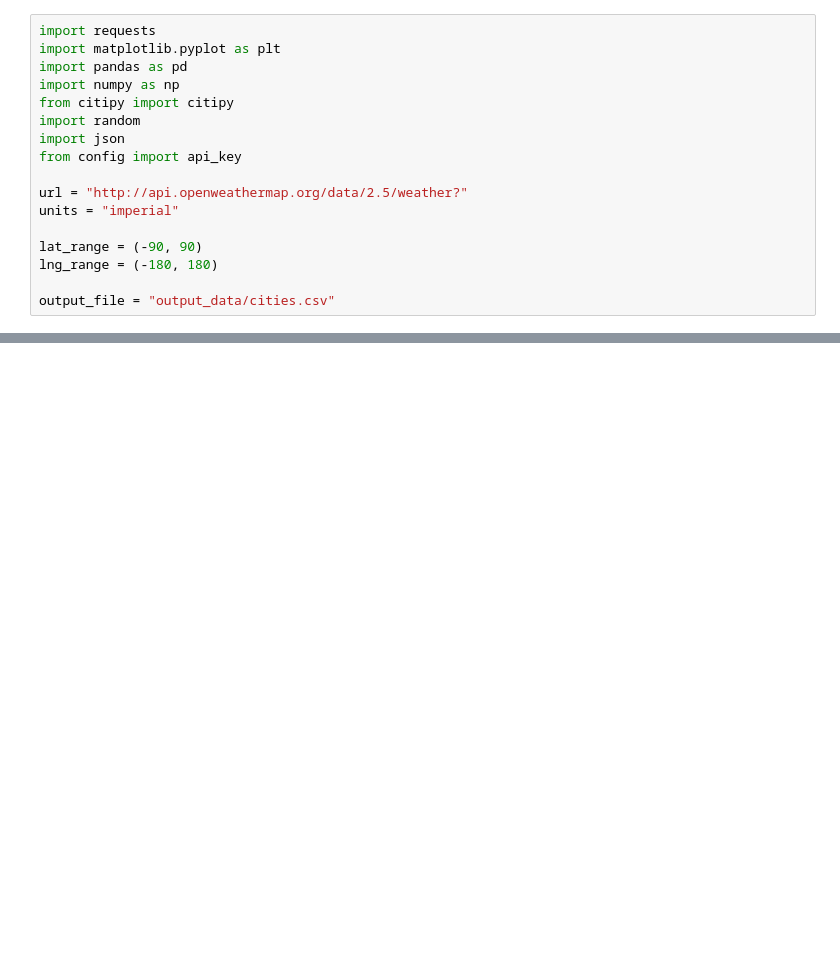
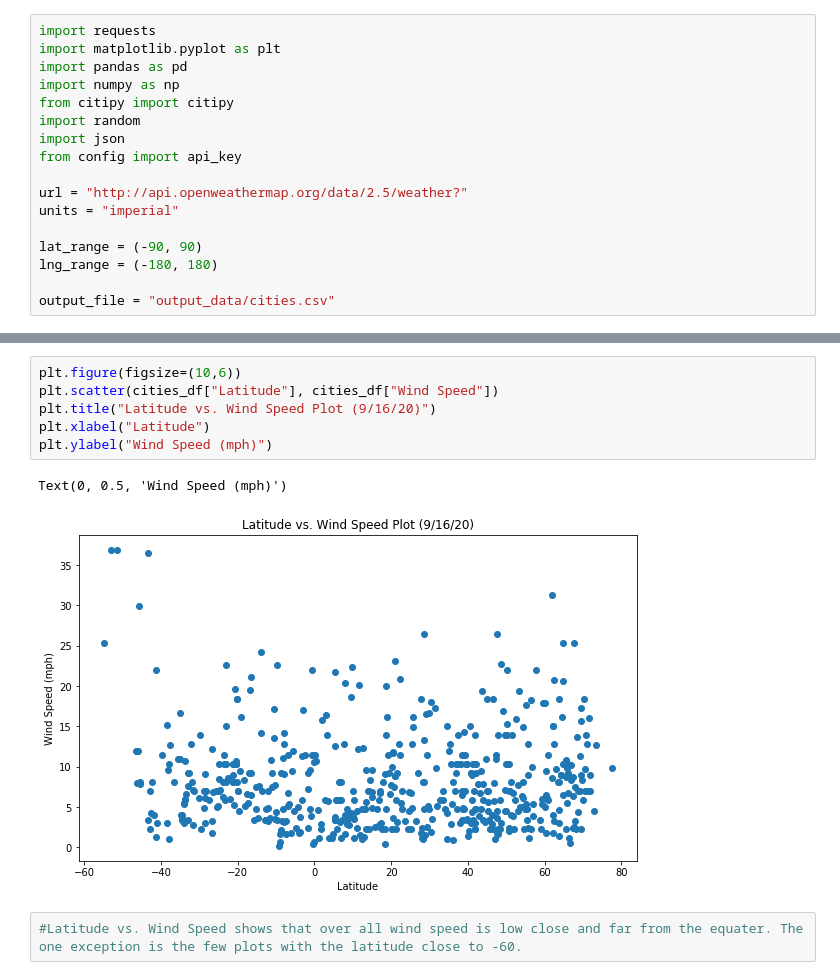
Before and after one commit to jmchairez/python-api-challenge, a Jupyter notebook: WeatherPy.ipynb, the cells around one changed output, grey strips where cells are left out. Cells and saved outputs as stored; diff of their text form; blank space fills up the shorter version.

```diff
--- a/WeatherPy.ipynb
+++ b/WeatherPy.ipynb
@@ -342,0 +414,11 @@ weather_data.head()
+# %%
+plt.figure(figsize=(10,6))
+plt.scatter(cities_df["Latitude"], cities_df["Wind Speed"])
+plt.title("Latitude vs. Wind Speed Plot (9/16/20)")
+plt.xlabel("Latitude")
+plt.ylabel("Wind Speed (mph)")
+# %% [output]
+Text(0, 0.5, 'Wind Speed (mph)')
+[figure, added]
+# %%
+#Latitude vs. Wind Speed shows that over all wind speed is low close and far from the equater. The one exception is the few plots with the latitude close to -60.
```
Also changed, not shown: parts of 19 cells of this notebook.
